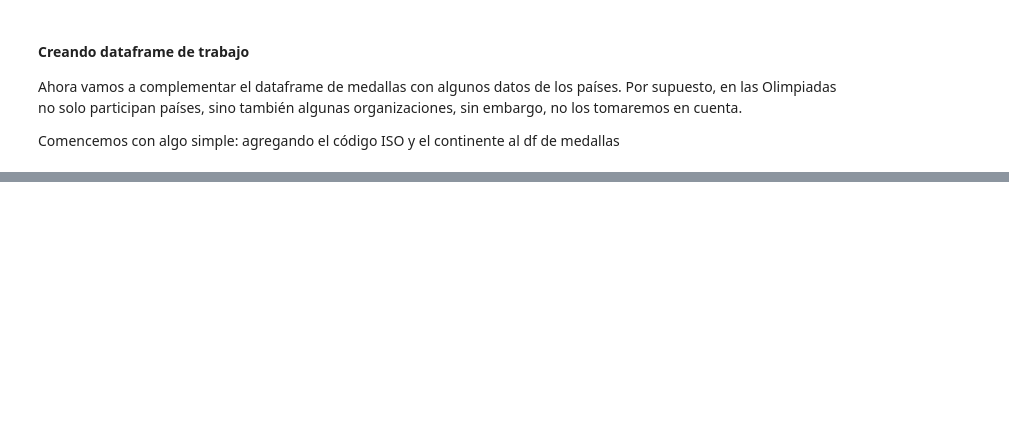
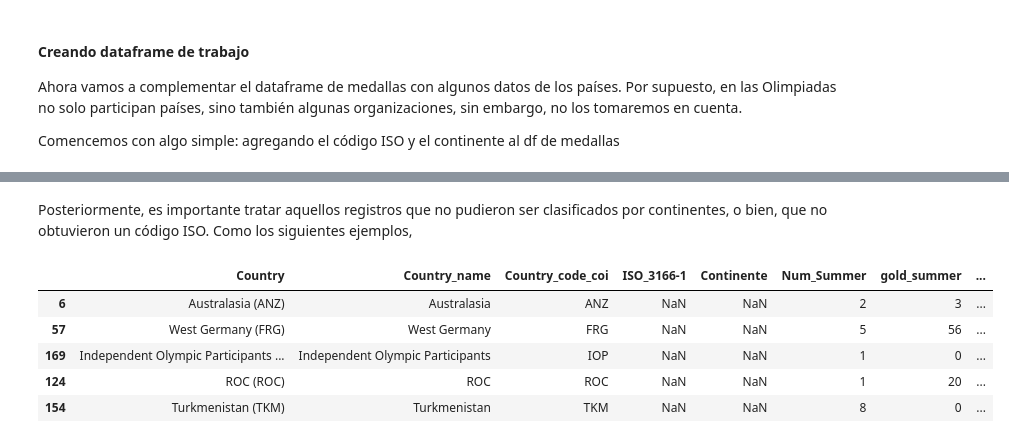
Before and after one commit to leodan52/OlympicMedalsByCountry, a Jupyter notebook: tratamiento_de_datos.ipynb, the cells around one changed output, grey strips where cells are left out. Cells and saved outputs as stored; diff of their text form; code cells hidden in the pictures; blank space fills up the shorter version.

```diff
--- a/tratamiento_de_datos.ipynb
+++ b/tratamiento_de_datos.ipynb
@@ -330,0 +343,11 @@ df.shape
+# %% [markdown]
+Posteriormente, es importante tratar aquellos registros que no pudieron ser clasificados por continentes, o bien, que no obtuvieron un código ISO. Como los siguientes ejemplos,
+# %%
+df[df.Continente.isna() | df["ISO_3166-1"].isna()].sample(5)
+# %% [output]
+|  | Country | Country_name | Country_code_coi | ISO_3166-1 | Continente | Num_Summer | gold_summer | ... |
+| 6 | Australasia (ANZ) | Australasia | ANZ | NaN | NaN | 2 | 3 | ... |
+| 57 | West Germany (FRG) | West Germany | FRG | NaN | NaN | 5 | 56 | ... |
+| 169 | Independent Olympic Participants ... | Independent Olympic Participants | IOP | NaN | NaN | 1 | 0 | ... |
+| 124 | ROC (ROC) | ROC | ROC | NaN | NaN | 1 | 20 | ... |
+| 154 | Turkmenistan (TKM) | Turkmenistan | TKM | NaN | NaN | 8 | 0 | ... |
```
Also changed, not shown: parts of 13 cells of this notebook, 3 other files.
